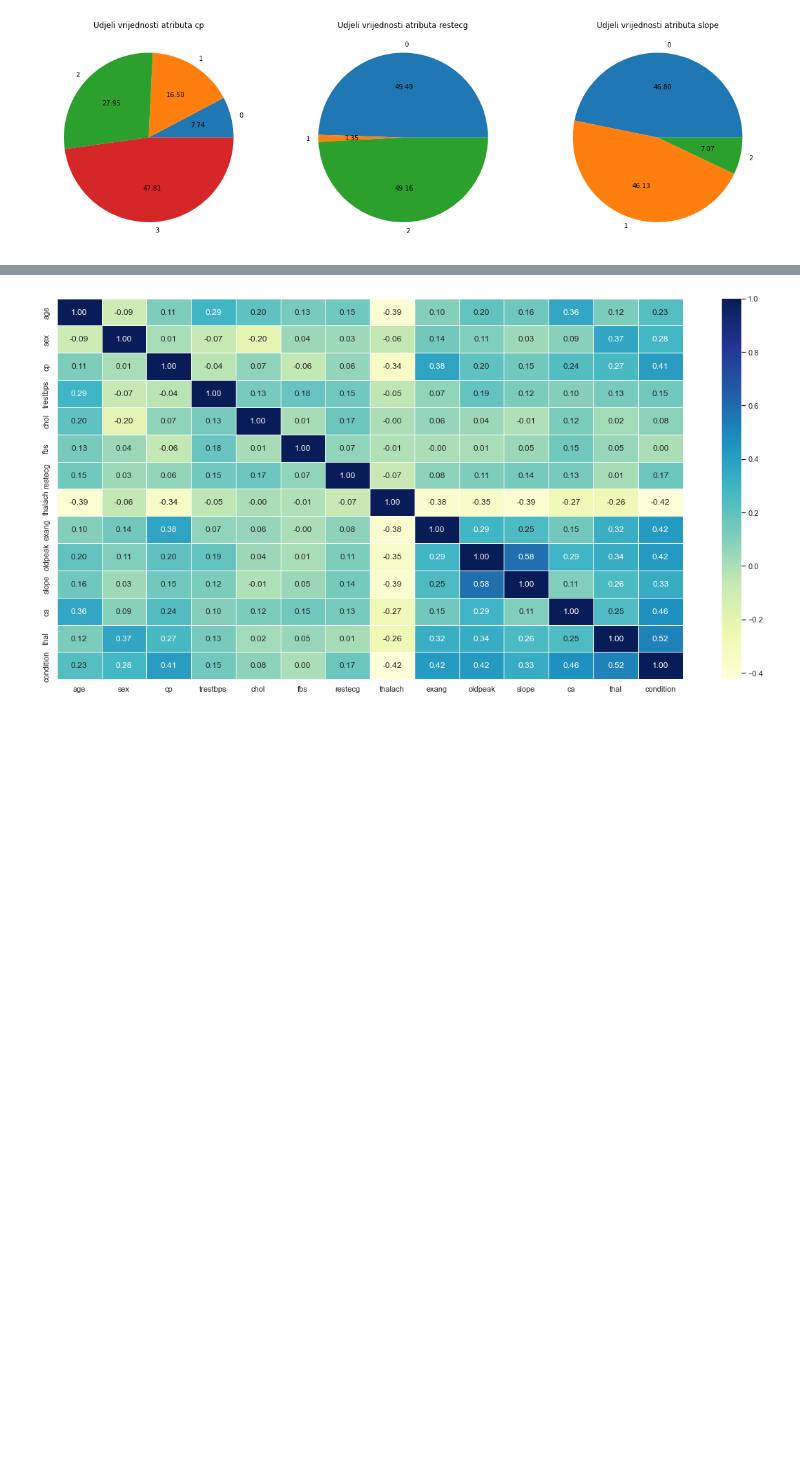
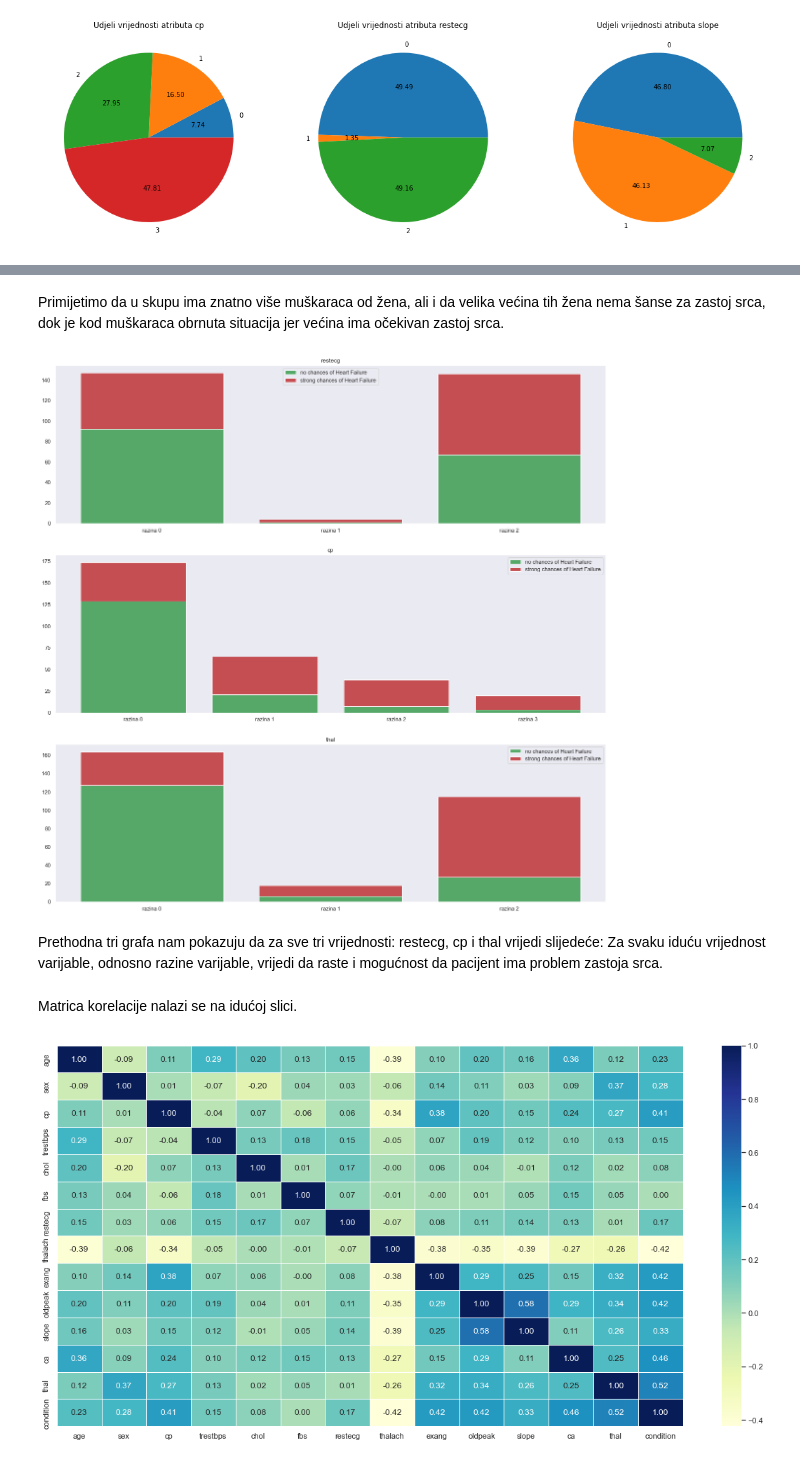
Before and after one commit to ivanhajpek/UZOPprojekt, a Jupyter notebook: UZOP-Report-0036521886.ipynb, the cells around one changed output, grey strips where cells are left out. Saved outputs shown, nothing was run; the diff lists cells and outputs as text; code cells hidden in the pictures; blank space fills up the shorter version.

```diff
--- a/UZOP-Report-0036521886.ipynb
+++ b/UZOP-Report-0036521886.ipynb
@@ -134,3 +184,47 @@ Iz prvog grafa je vidljivo da većina osoba ima jake bolove u prsima jer je najs
+# %% [markdown]
+Primijetimo da u skupu ima znatno više muškaraca od žena, ali i da velika većina tih žena nema šanse za zastoj srca, dok je kod muškaraca obrnuta situacija jer većina ima očekivan zastoj srca.
+# %%
+plt.figure(figsize=(20, 20))
+plt.subplot(3,1,1)
+no_chances = data.condition == 0
+count_no_chances = data.loc[no_chances,:].groupby('restecg').count().loc[:,'age'].values
+count_strong_chances = data.loc[~no_chances,:].groupby('restecg').count().loc[:,'age'].values
+names = ['razina 0', 'razina 1', 'razina 2']
+plt.bar(names, count_no_chances, color='g', label='no chances of Heart Failure')
+plt.bar(names, count_strong_chances, color='r', label='strong chances of Heart Failure', bottom=count_no_chances)
+plt.legend(loc='best')
+plt.grid()
+plt.title('restecg')
+
+plt.subplot(3,1,2)
+no_chances = data.condition == 0
+count_no_chances = data.loc[no_chances,:].groupby('ca').count().loc[:,'age'].values
+count_strong_chances = data.loc[~no_chances,:].groupby('ca').count().loc[:,'age'].values
+names = ['razina 0', 'razina 1', 'razina 2', 'razina 3']
+plt.bar(names, count_no_chances, color='g', label='no chances of Heart Failure')
+plt.bar(names, count_strong_chances, color='r', label='strong chances of Heart Failure', bottom=count_no_chances)
+plt.legend(loc='best')
+plt.grid()
+plt.title('cp')
+
+plt.subplot(3,1,3)
+no_chances = data.condition == 0
+count_no_chances = data.loc[no_chances,:].groupby('thal').count().loc[:,'age'].values
+count_strong_chances = data.loc[~no_chances,:].groupby('thal').count().loc[:,'age'].values
+names = ['razina 0', 'razina 1', 'razina 2']
+plt.bar(names, count_no_chances, color='g', label='no chances of Heart Failure')
+plt.bar(names, count_strong_chances, color='r', label='strong chances of Heart Failure', bottom=count_no_chances)
+plt.legend(loc='best')
+plt.grid()
+plt.title('thal')
+
+plt.show()
+# %% [output]
+[figure, added]
+# %% [markdown]
+Prethodna tri grafa nam pokazuju da za sve tri vrijednosti: restecg, cp i thal vrijedi slijedeće: Za svaku iduću vrijednost varijable, odnosno razine varijable, vrijedi da raste i mogućnost da pacijent ima problem zastoja srca.
+# %% [markdown]
+Matrica korelacije nalazi se na idućoj slici.
 # %%
 import seaborn as sns
 X_numeric = data
```
Also changed, not shown: parts of 8 cells of this notebook.
